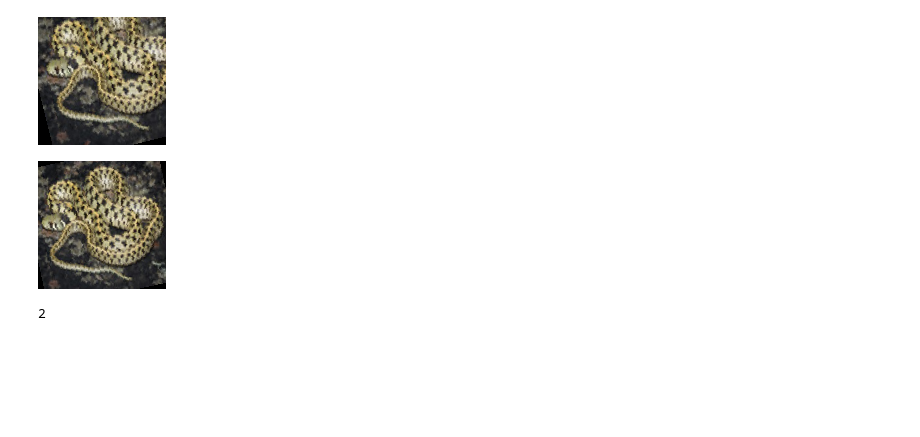
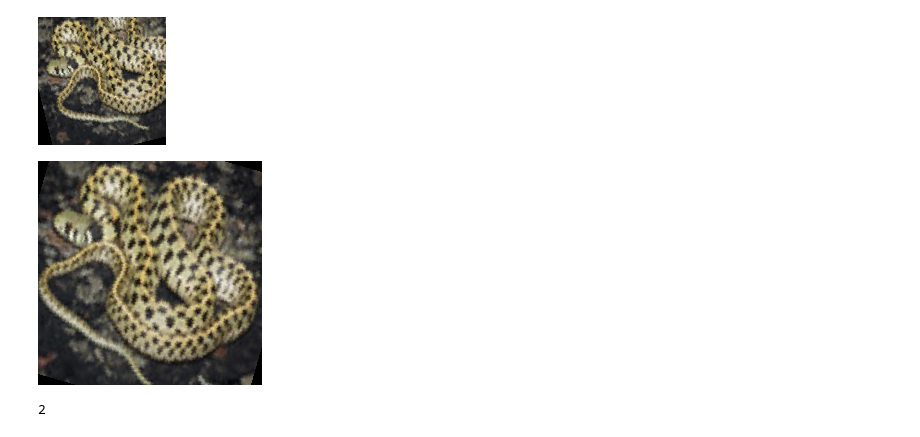
Before and after one commit to darkmatter18/Hackerearth-Snakes-in-the-hood, a Jupyter notebook: progress/1. Dataset_checking.ipynb, the cells around one changed output. Cells and saved outputs as stored; diff of their text form; code cells hidden in the pictures; blank space fills up the shorter version.

```diff
--- a/progress/1. Dataset_checking.ipynb
+++ b/progress/1. Dataset_checking.ipynb
@@ -37,9 +37,9 @@ RandomHorizontalFlip()(RandomCrop(128)())
 # %% [output]
 [figure]
 # %%
-CenterCrop(128)(RandomHorizontalFlip()(RandomRotation(20)(Resize((140,140))(pilimg))))
+CenterCrop(224)(RandomHorizontalFlip()(RandomRotation(20)(Resize((256,256))(pilimg))))
 # %% [output]
-[figure, old version]
+[figure, new version]
 # %%
 import pandas as pd
 # %%
```
